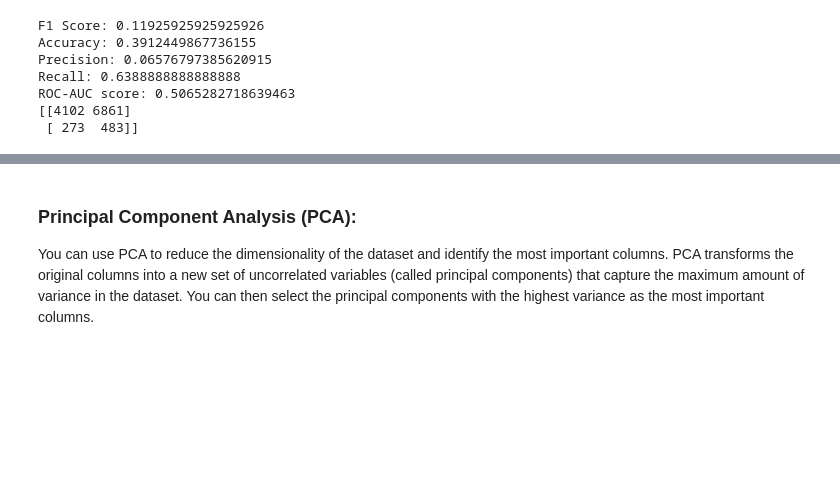
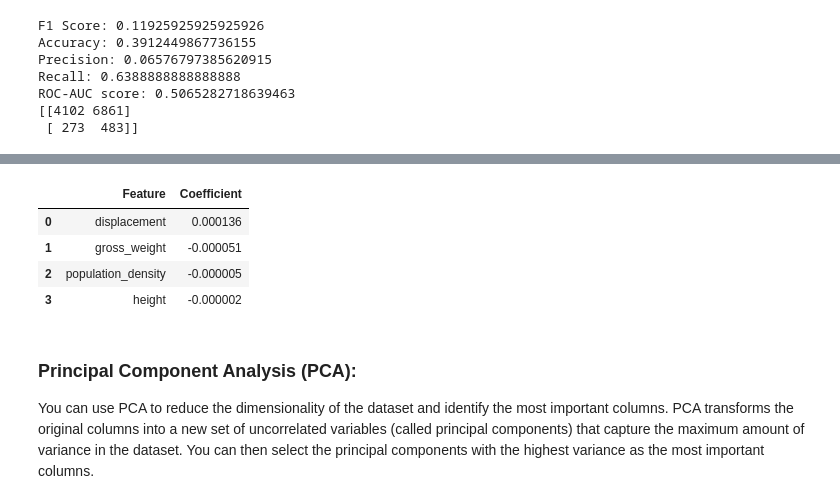
Before and after one commit to Dimedici1/Project_Car_Insurance, a Jupyter notebook: final_notebook/logistic.ipynb, the cells around one changed output, grey strips where cells are left out. Cells and saved outputs as stored; diff of their text form; code cells hidden in the pictures; blank space fills up the shorter version.

```diff
--- a/final_notebook/logistic.ipynb
+++ b/final_notebook/logistic.ipynb
@@ -443,5 +582,26 @@ ROC-AUC score: 0.512183416851391
 [[4284 6679]
  [ 277  479]]
+# %%
+# Get feature names from the dataset
+feature_names = X_train.columns.tolist()
+
+# Get coefficients of each feature from the logistic regression model
+coefficients = logreg.coef_[0]
+
+# Create a dictionary of feature names and coefficients
+feature_coeff_dict = dict(zip(feature_names, coefficients))
+
+# Sort the features by absolute coefficients in descending order
+sorted_features = sorted(feature_coeff_dict.items(), key=lambda x: abs(x[1]), reverse=True)
+
+features_all = pd.DataFrame(sorted_features, columns=['Feature', 'Coefficient'])
+features_all
+# %% [output]
+|  | Feature | Coefficient |
+| 0 | displacement | 0.000136 |
+| 1 | gross_weight | -0.000051 |
+| 2 | population_density | -0.000005 |
+| 3 | height | -0.000002 |
 # %% [markdown]
 ### Principal Component Analysis (PCA):
 You can use PCA to reduce the dimensionality of the dataset and identify the most important columns. PCA transforms the original columns into a new set of uncorrelated variables (called principal components) that capture the maximum amount of variance in the dataset. You can then select the principal components with the highest variance as the most important columns.
```
Also changed, not shown: parts of 21 cells of this notebook, 1 other file.
